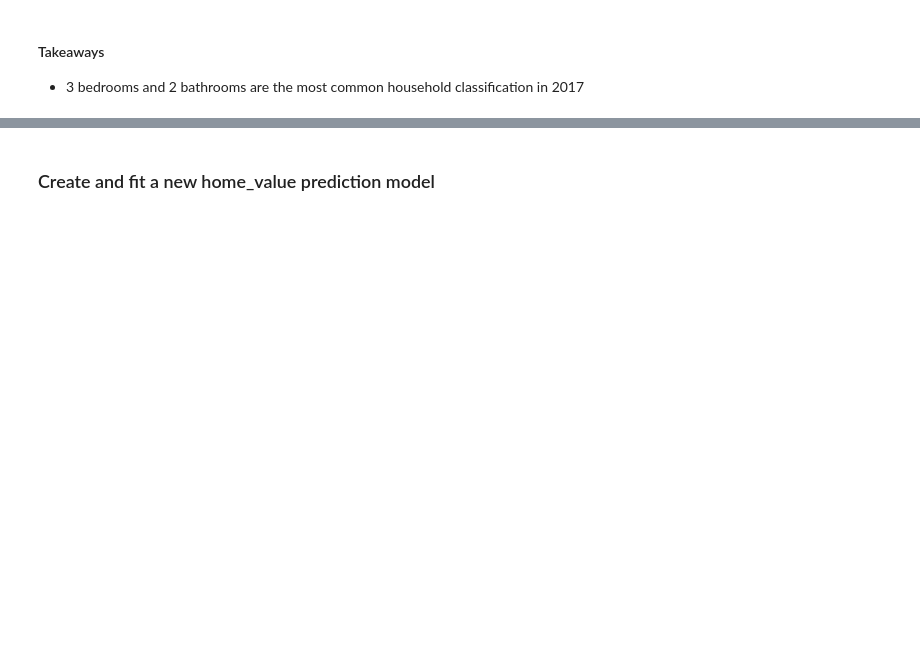
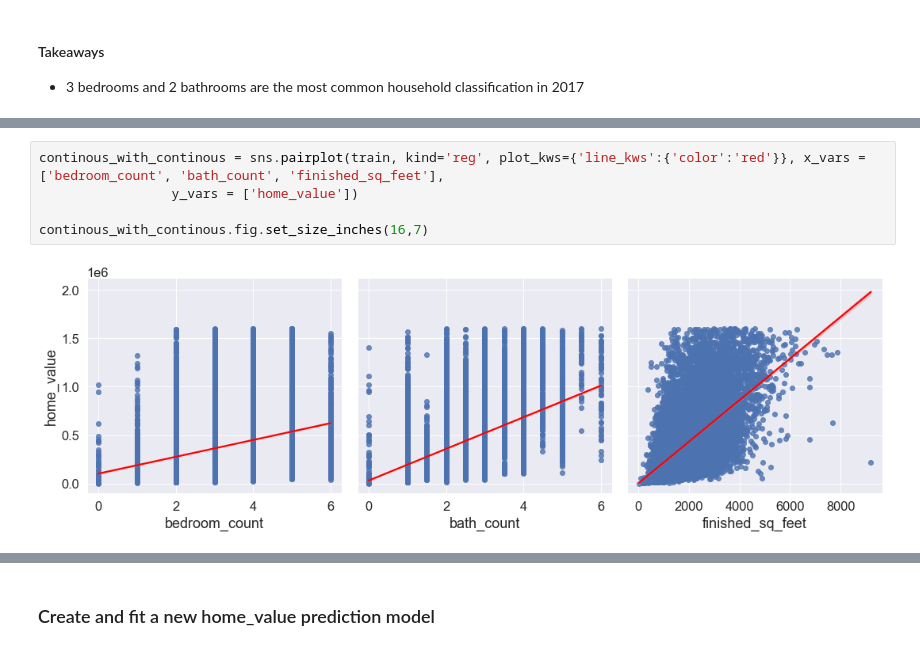
Before and after one commit to LuisVArce/Regression_Project, a Jupyter notebook: zillow_report.ipynb, the cells around one changed output, grey strips where cells are left out. Drawn from its saved outputs; the diff is of its cells as text; blank space fills up the shorter version.

```diff
--- a/zillow_report.ipynb
+++ b/zillow_report.ipynb
@@ -150,0 +202,7 @@ plt.show()
+# %%
+continous_with_continous = sns.pairplot(train, kind='reg', plot_kws={'line_kws':{'color':'red'}}, x_vars = ['bedroom_count', 'bath_count', 'finished_sq_feet'],
+                 y_vars = ['home_value'])
+
+continous_with_continous.fig.set_size_inches(16,7)
+# %% [output]
+[figure, added]
```
Also changed, not shown: parts of 60 cells of this notebook.
